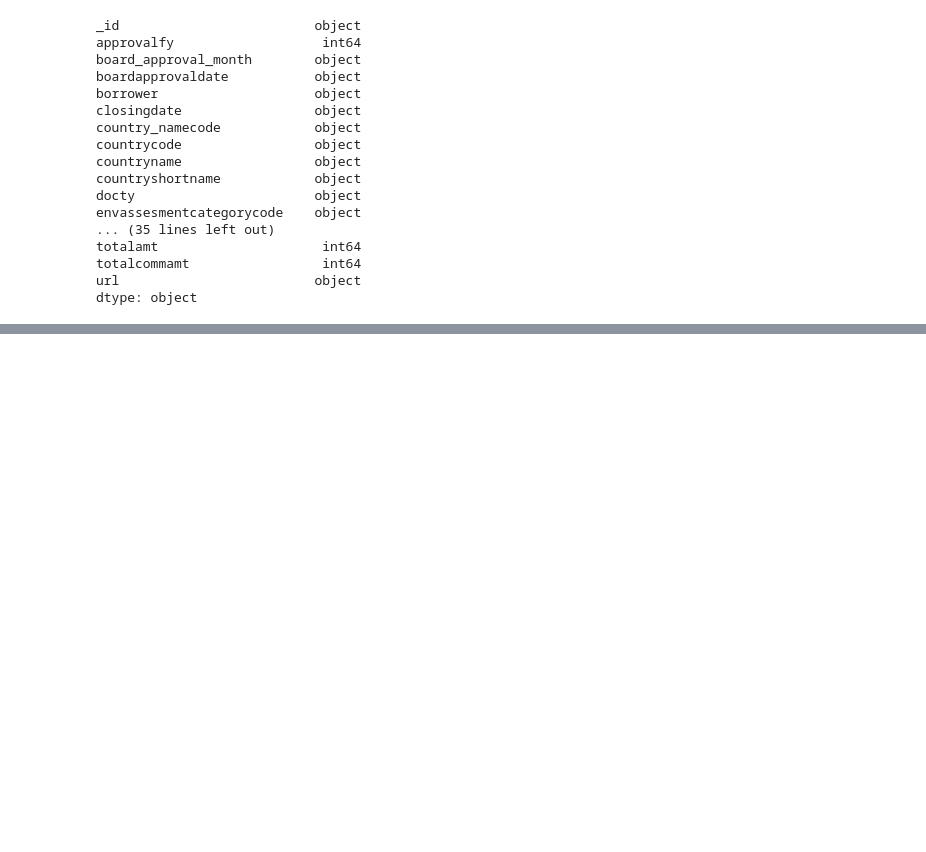
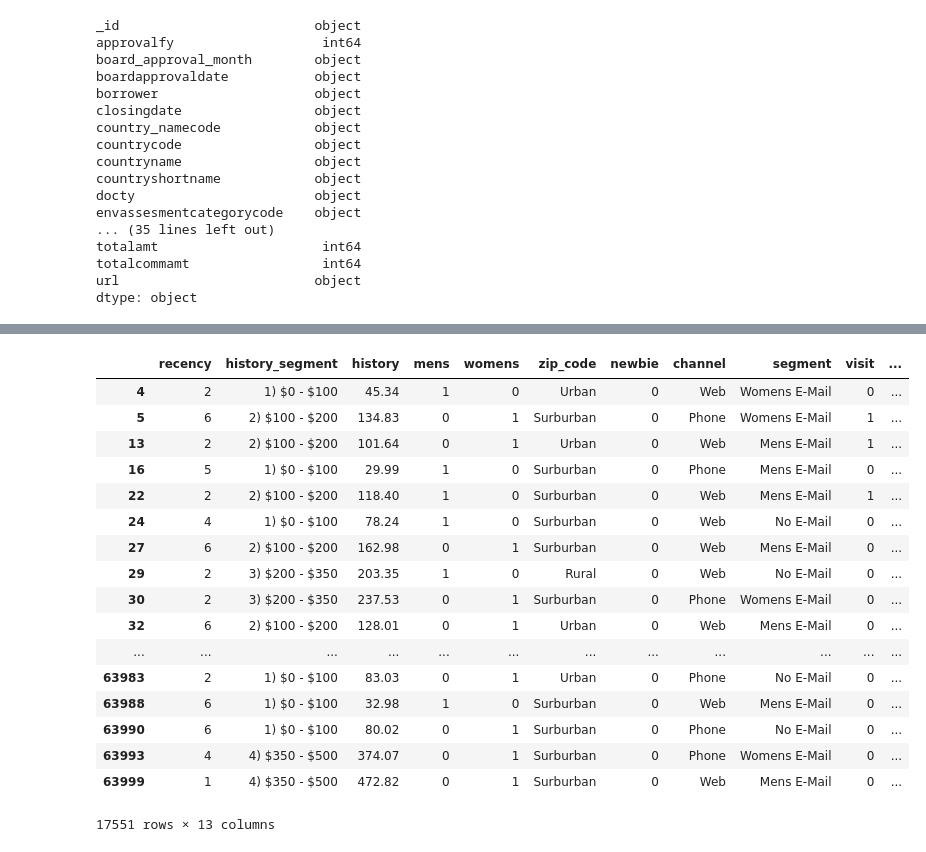
Before and after one commit to tsaomao/edX--MSDS-Curriculum--DAT210x, a Jupyter notebook: Module2/Module 2 - Lectures.ipynb, the cells around one changed output, grey strips where cells are left out. Saved outputs shown, nothing was run; the diff lists cells and outputs as text; code cells hidden in the pictures; blank space fills up the shorter version.

```diff
--- a/Module2/Module 2 - Lectures.ipynb
+++ b/Module2/Module 2 - Lectures.ipynb
@@ -120,0 +276,21 @@ dtype: object
+# %%
+df[ (df.recency < 7) & (df.newbie == 0) ]
+# %% [output]
+|  | recency | history_segment | history | mens | womens | zip_code | newbie | channel | segment | visit | ... |
+| 4 | 2 | 1) $0 - $100 | 45.34 | 1 | 0 | Urban | 0 | Web | Womens E-Mail | 0 | ... |
+| 5 | 6 | 2) $100 - $200 | 134.83 | 0 | 1 | Surburban | 0 | Phone | Womens E-Mail | 1 | ... |
+| 13 | 2 | 2) $100 - $200 | 101.64 | 0 | 1 | Urban | 0 | Web | Mens E-Mail | 1 | ... |
+| 16 | 5 | 1) $0 - $100 | 29.99 | 1 | 0 | Surburban | 0 | Phone | Mens E-Mail | 0 | ... |
+| 22 | 2 | 2) $100 - $200 | 118.40 | 1 | 0 | Surburban | 0 | Web | Mens E-Mail | 1 | ... |
+| 24 | 4 | 1) $0 - $100 | 78.24 | 1 | 0 | Surburban | 0 | Web | No E-Mail | 0 | ... |
+| 27 | 6 | 2) $100 - $200 | 162.98 | 0 | 1 | Surburban | 0 | Web | Mens E-Mail | 0 | ... |
+| 29 | 2 | 3) $200 - $350 | 203.35 | 1 | 0 | Rural | 0 | Web | No E-Mail | 0 | ... |
+| 30 | 2 | 3) $200 - $350 | 237.53 | 0 | 1 | Surburban | 0 | Phone | Womens E-Mail | 0 | ... |
+| 32 | 6 | 2) $100 - $200 | 128.01 | 0 | 1 | Urban | 0 | Web | Mens E-Mail | 0 | ... |
+| ... | ... | ... | ... | ... | ... | ... | ... | ... | ... | ... | ... |
+| 63983 | 2 | 1) $0 - $100 | 83.03 | 0 | 1 | Urban | 0 | Phone | No E-Mail | 0 | ... |
+| 63988 | 6 | 1) $0 - $100 | 32.98 | 1 | 0 | Surburban | 0 | Web | Mens E-Mail | 0 | ... |
+| 63990 | 6 | 1) $0 - $100 | 80.02 | 0 | 1 | Surburban | 0 | Phone | No E-Mail | 0 | ... |
+| 63993 | 4 | 4) $350 - $500 | 374.07 | 0 | 1 | Surburban | 0 | Phone | Womens E-Mail | 0 | ... |
+| 63999 | 1 | 4) $350 - $500 | 472.82 | 0 | 1 | Surburban | 0 | Web | Mens E-Mail | 0 | ... |
+17551 rows × 13 columns
```
Also changed, not shown: parts of 42 cells of this notebook, 1 other file.
